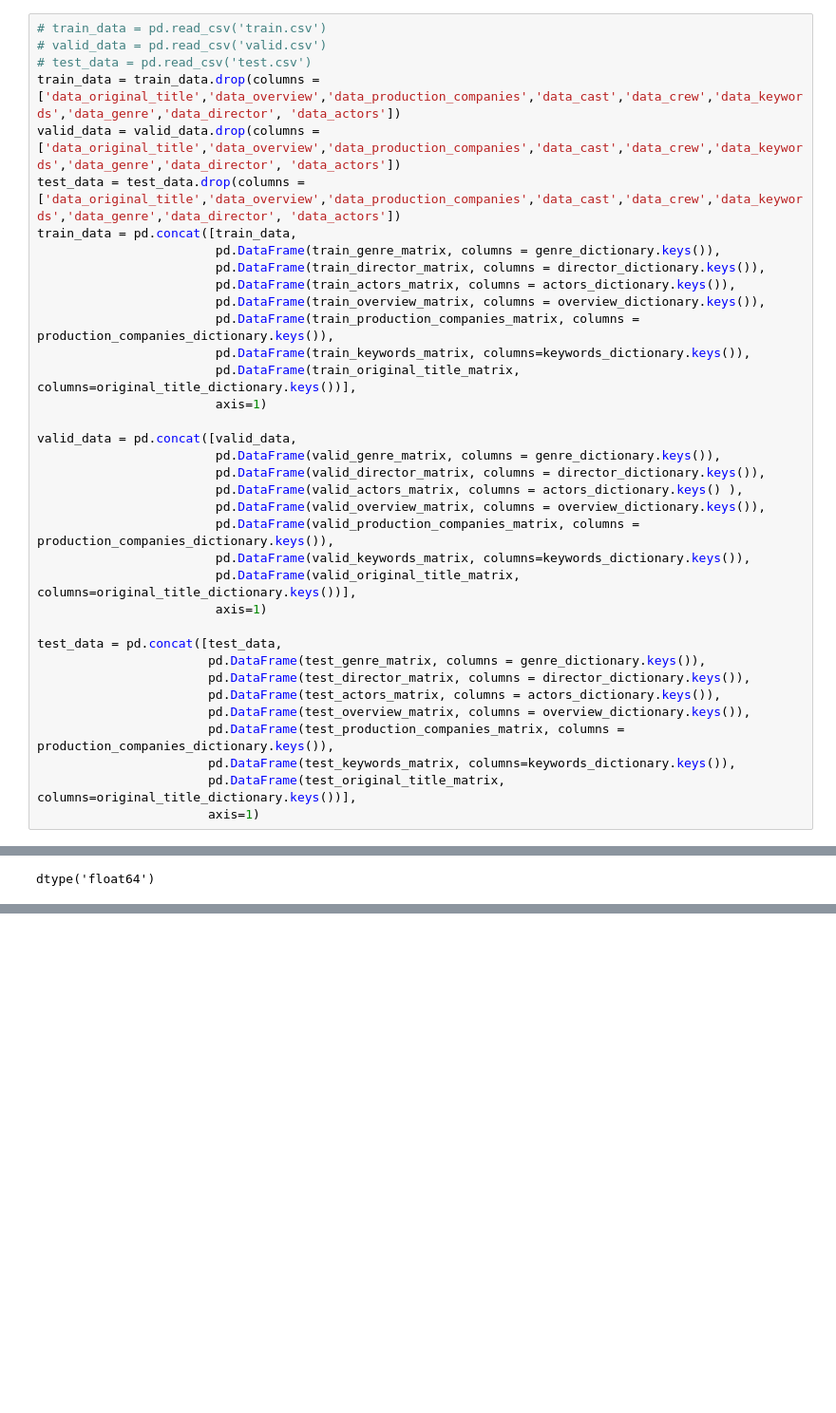
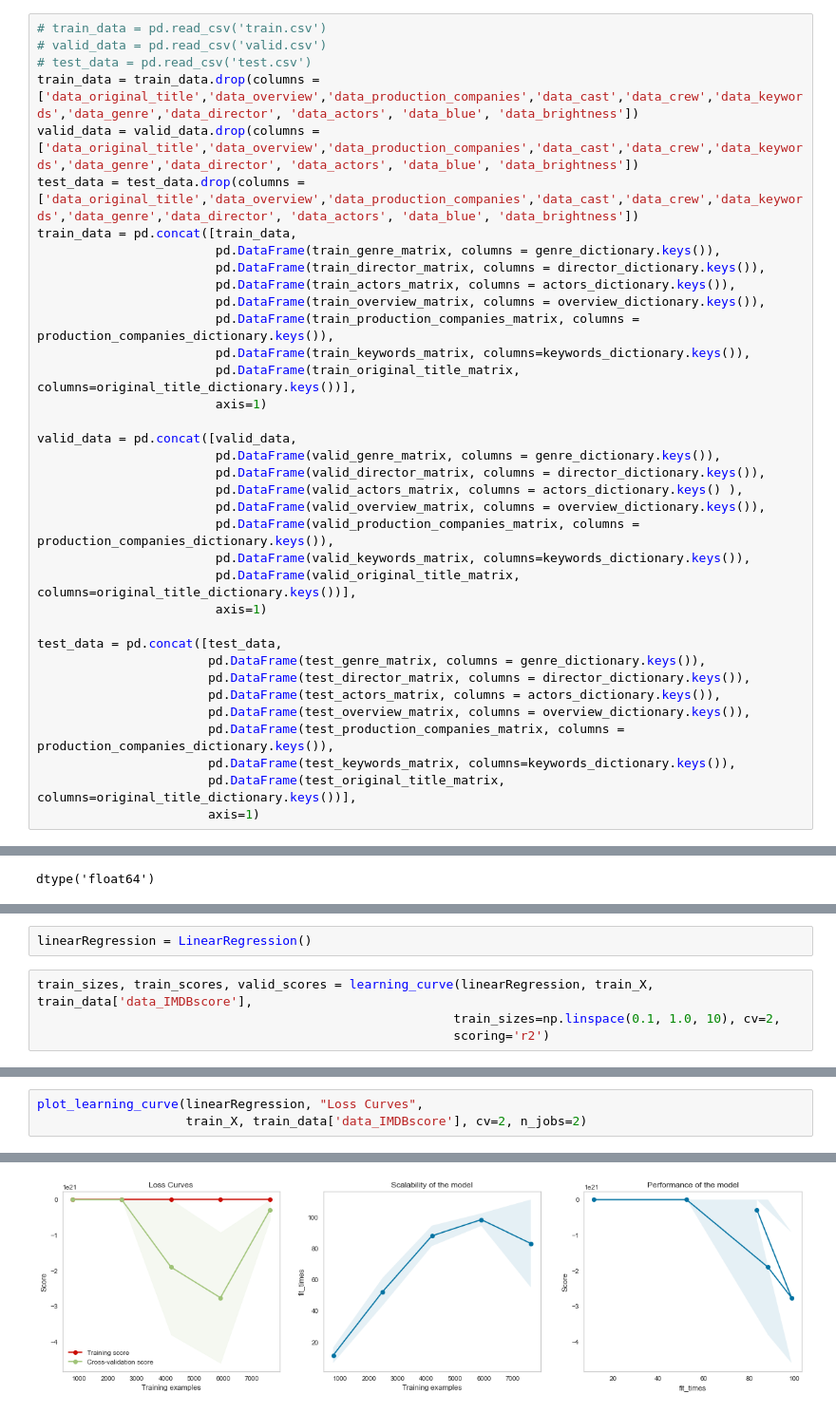
Before and after one commit to PritishWadhwa/IMDb-Movie-Rating-Predictor, a Jupyter notebook: masterCopy.ipynb, the cells around one changed output, grey strips where cells are left out. Shown: that part at 95% size. Cells and saved outputs as stored; diff of their text form; blank space fills up the shorter version.

```diff
--- a/masterCopy.ipynb
+++ b/masterCopy.ipynb
@@ -721,9 +721,9 @@ Index(['data_original_language', 'data_original_title', 'data_overview',
 # train_data = pd.read_csv('train.csv')
 # valid_data = pd.read_csv('valid.csv')
 # test_data = pd.read_csv('test.csv')
-train_data = train_data.drop(columns = ['data_original_title','data_overview','data_production_companies','data_cast','data_crew','data_keywords','data_genre','data_director', 'data_actors'])
-valid_data = valid_data.drop(columns = ['data_original_title','data_overview','data_production_companies','data_cast','data_crew','data_keywords','data_genre','data_director', 'data_actors'])
-test_data = test_data.drop(columns = ['data_original_title','data_overview','data_production_companies','data_cast','data_crew','data_keywords','data_genre','data_director', 'data_actors'])
+train_data = train_data.drop(columns = ['data_original_title','data_overview','data_production_companies','data_cast','data_crew','data_keywords','data_genre','data_director', 'data_actors', 'data_blue', 'data_brightness'])
+valid_data = valid_data.drop(columns = ['data_original_title','data_overview','data_production_companies','data_cast','data_crew','data_keywords','data_genre','data_director', 'data_actors', 'data_blue', 'data_brightness'])
+test_data = test_data.drop(columns = ['data_original_title','data_overview','data_production_companies','data_cast','data_crew','data_keywords','data_genre','data_director', 'data_actors', 'data_blue', 'data_brightness'])
 train_data = pd.concat([train_data,
                         pd.DataFrame(train_genre_matrix, columns = genre_dictionary.keys()),
                         pd.DataFrame(train_director_matrix, columns = director_dictionary.keys()),
@@ -980,0 +984,6 @@ dtype('float64')
+# %%
+linearRegression = LinearRegression()
+# %%
+train_sizes, train_scores, valid_scores = learning_curve(linearRegression, train_X, train_data['data_IMDBscore'],
+                                                        train_sizes=np.linspace(0.1, 1.0, 10), cv=2,
+                                                        scoring='r2')
@@ -980,0 +1118,4 @@ dtype('float64')
+# %%
+plot_learning_curve(linearRegression, "Loss Curves",
+                    train_X, train_data['data_IMDBscore'], cv=2, n_jobs=2)
+# %% [output]
@@ -980,0 +1123 @@ dtype('float64')
+[figure, added]
```
Also changed, not shown: parts of 19 cells of this notebook.
